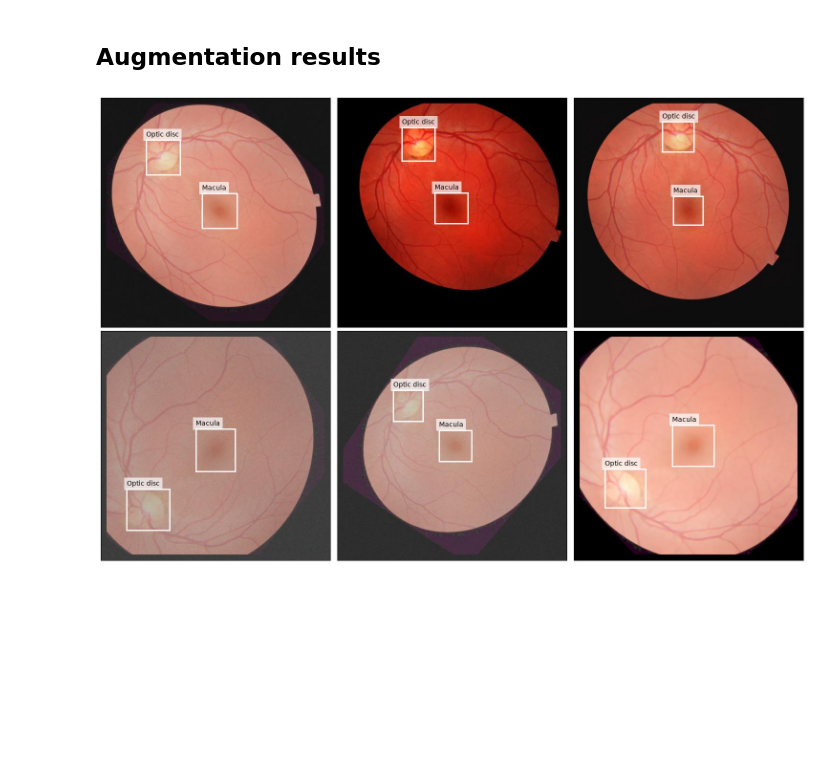
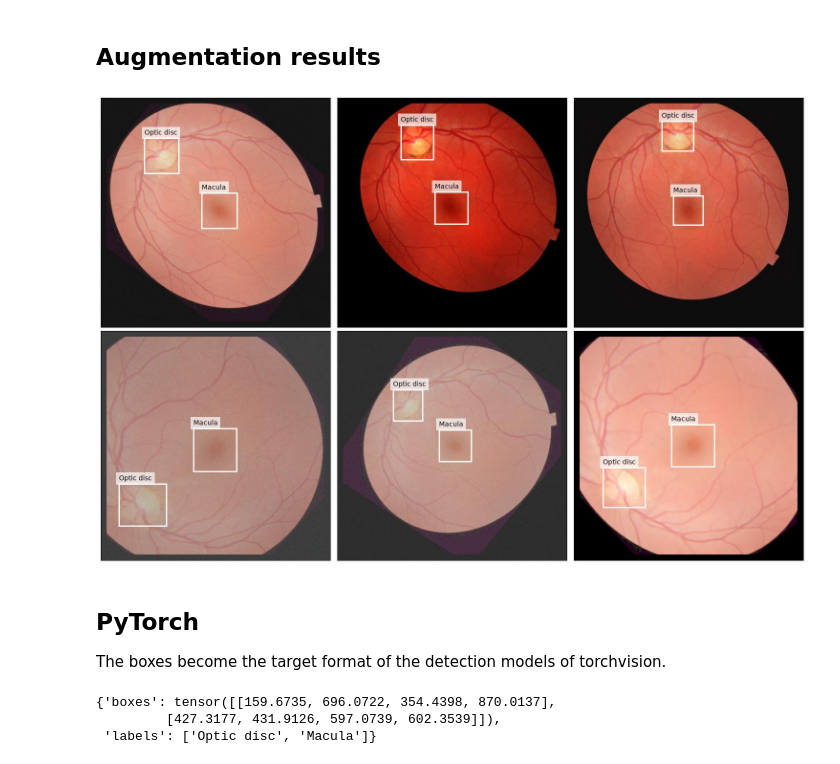
Before and after one commit to imedslab/solt, a Jupyter notebook: notebooks/Bounding_boxes.ipynb, the cells around one changed output. Saved outputs shown, nothing was run; the diff lists cells and outputs as text; code cells hidden in the pictures; blank space fills up the shorter version.

```diff
--- a/notebooks/Bounding_boxes.ipynb
+++ b/notebooks/Bounding_boxes.ipynb
@@ -47,6 +47,8 @@ cy, cx = np.unravel_index(np.argmin(green), green.shape)
 size = max(x1 - x0, y1 - y0)
 macula_box = (int(cx) - size // 2, int(cy) - size // 2, size, size)
 
-boxes = {'Optic disc': disc_box, 'Macula': macula_box}
-boxes
+# The boxes are (x, y, width, height), i.e. in the COCO format. The VOC, YOLO and cxcywh formats work as well
+h, w = img.shape[:2]
+bboxes = solt.BoundingBoxes([disc_box, macula_box], h, w, fmt='coco', labels=['Optic disc', 'Macula'])
+bboxes.data
 # %% [output]
@@ -54,7 +57,7 @@ boxes
 # %%
-def show_boxes(ax, img, boxes):
+def show_boxes(ax, img, bboxes):
     ax.imshow(img)
-    for name, (x, y, w, h) in boxes.items():
+    for (x, y, w, h), name in zip(bboxes.to('coco'), bboxes.labels):
         ax.add_patch(patches.Rectangle((x, y), w, h, fill=False, color='w', lw=2))
         ax.text(x, y - 15, name, fontsize=10, bbox=dict(facecolor='white', alpha=0.7, lw=0))
     ax.set_xticks([])
@@ -62,7 +65,7 @@ def show_boxes(ax, img, boxes):
 
 
 fig, ax = plt.subplots(1, 1, figsize=(7, 7))
-show_boxes(ax, img, boxes)
+show_boxes(ax, img, bboxes)
 plt.show()
 # %% [output]
 [figure]
@@ -141,12 +119,19 @@ stream:
 # %%
 fig, axes = plt.subplots(2, 3, figsize=(15, 10))
 for ax in axes.ravel():
-    img_res, kpts_1, label_1, kpts_2, label_2 = stream(dc, return_torch=False).data
-    h_res, w_res = img_res.shape[:2]
-    boxes_res = {class_names[label]: keypoints_to_box(kpts, h_res, w_res)
-                 for kpts, label in [(kpts_1, label_1), (kpts_2, label_2)]}
-    show_boxes(ax, img_res, boxes_res)
+    img_res, bboxes_res = stream({'image': img, 'bboxes': bboxes}, return_torch=False).data
+    show_boxes(ax, img_res, bboxes_res)
 plt.tight_layout()
 plt.show()
 # %% [output]
-[figure, old version]
+[figure, new version]
+# %% [markdown]
+## PyTorch
+
+The boxes become the target format of the detection models of torchvision.
+# %%
+stream({'image': img, 'bboxes': bboxes}, normalize=False)['bboxes']
+# %% [output]
+{'boxes': tensor([[159.6735, 696.0722, 354.4398, 870.0137],
+         [427.3177, 431.9126, 597.0739, 602.3539]]),
+ 'labels': ['Optic disc', 'Macula']}
```
Also changed, not shown: parts of 5 cells of this notebook.
